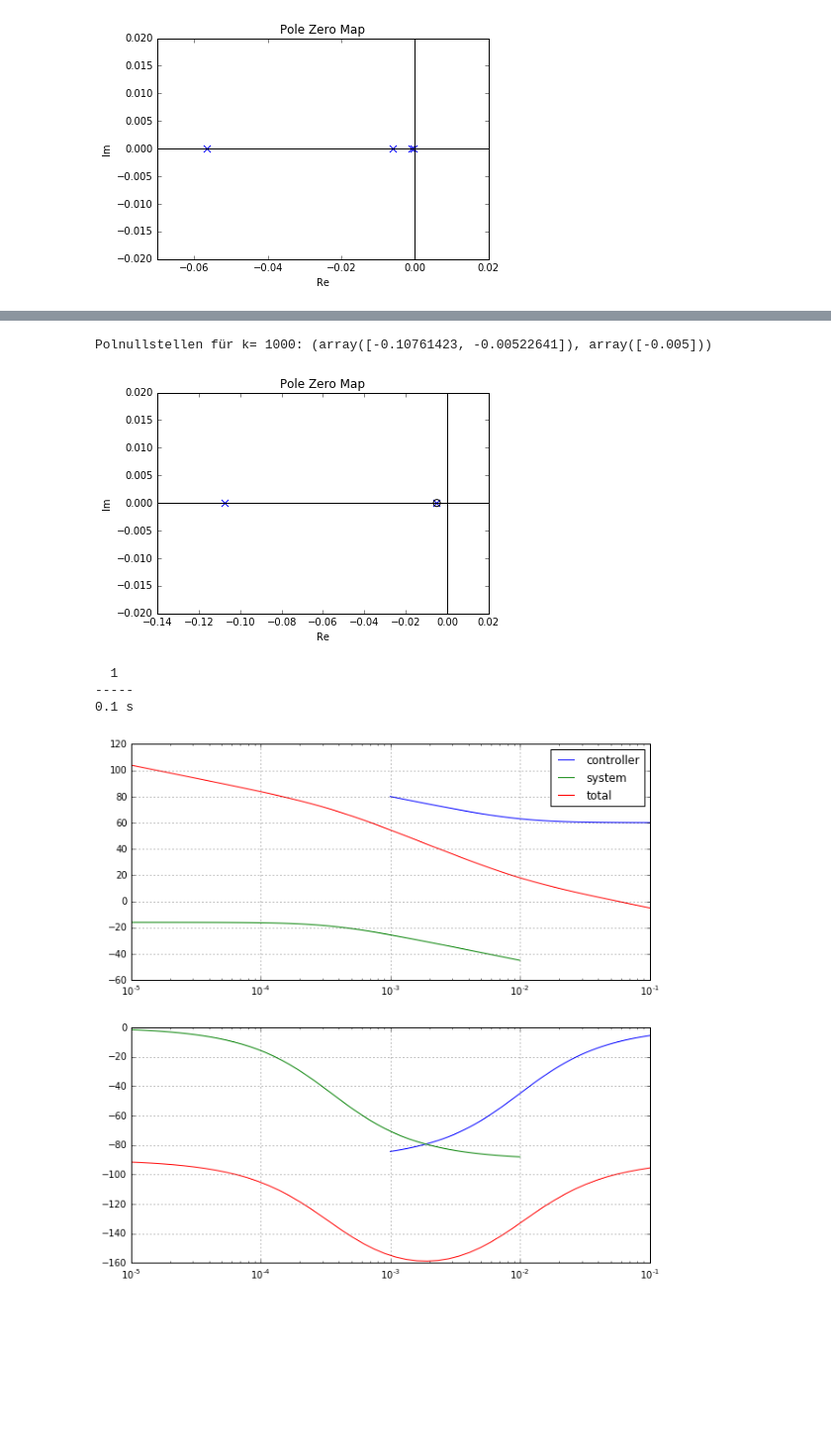
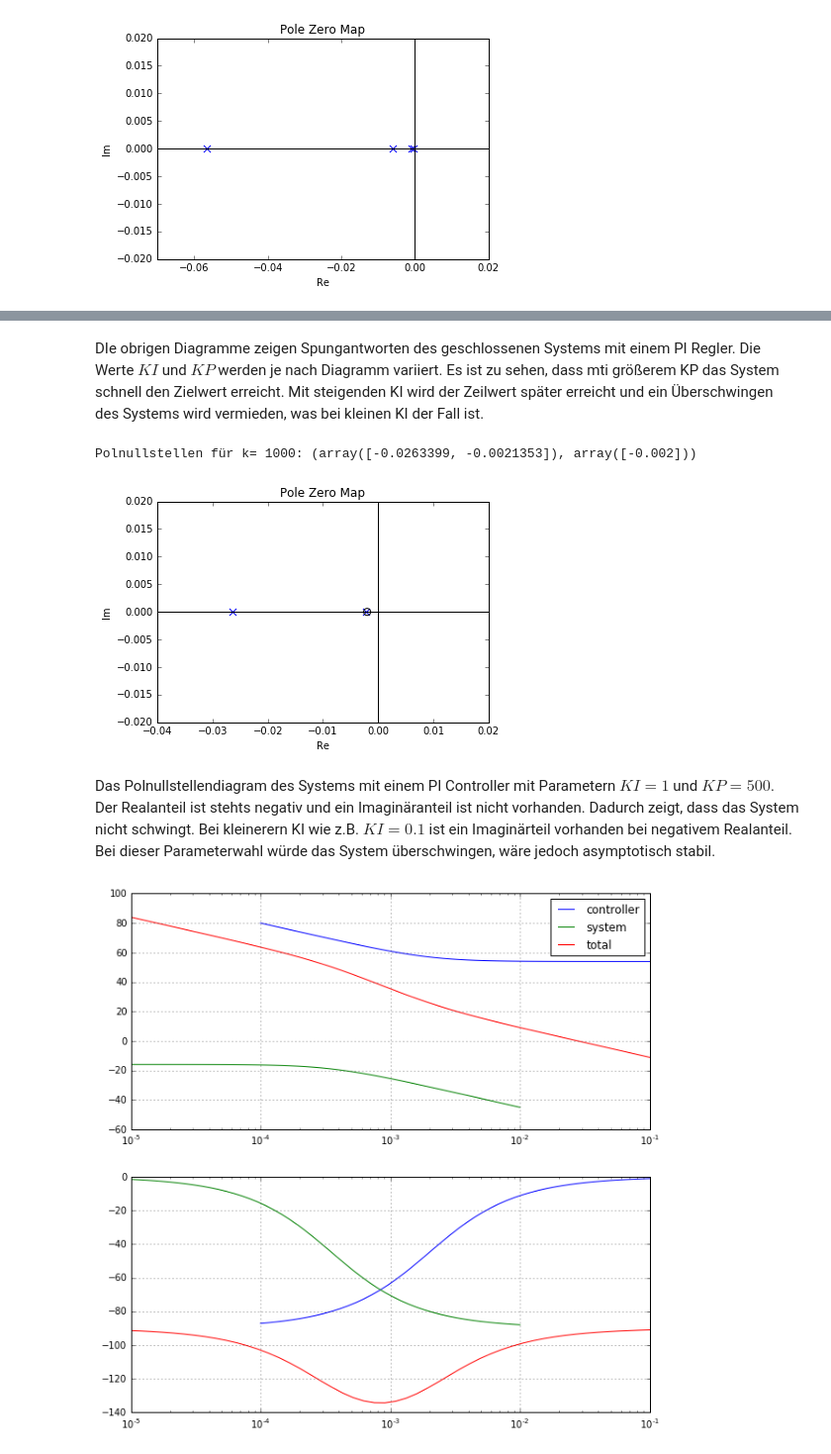
Before and after one commit to patder/Coursework, a Jupyter notebook: Aufgabe3.ipynb, the cells around one changed output, grey strips where cells are left out. Shown at 99% size. Saved outputs shown, nothing was run; the diff lists cells and outputs as text; code cells hidden in the pictures; blank space fills up the shorter version.

```diff
--- a/Aufgabe3.ipynb
+++ b/Aufgabe3.ipynb
@@ -84,29 +92,34 @@ plt.plot(step_data[0],step_data[1])
+# %% [markdown]
+DIe obrigen Diagramme zeigen Spungantworten des geschlossenen Systems mit einem PI Regler. Die Werte $KI$ und $KP$ werden je nach Diagramm variiert. Es ist zu sehen, dass mti größerem KP das System schnell den Zielwert erreicht. Mit steigenden KI wird der Zeilwert später erreicht und ein Überschwingen des Systems wird vermieden, was bei kleinen KI der Fall ist.
 # %%
+
+P = c.TransferFunction(500,1)
+I = c.TransferFunction(1,[1,0])
+tf_controller_output = c.feedback((P+I)*Gs)
 a = c.pzmap.pzmap(tf_controller_output) # pole/zero map, Polnullstellendiagram
 print("Polnullstellen für k= "+ str(k) + ": " + str(a))
 # %% [output]
-Polnullstellen für k= 1000: (array([-0.10761423, -0.00522641]), array([-0.005]))
+Polnullstellen für k= 1000: (array([-0.0263399, -0.0021353]), array([-0.002]))
-[figure, old version]
+[figure, new version]
+# %% [markdown]
+Das Polnullstellendiagram des Systems mit einem PI Controller mit Parametern $KI=1$ und $KP=500$. Der Realanteil ist stehts negativ und ein Imaginäranteil ist nicht vorhanden.  Dadurch zeigt, dass das System nicht schwingt. Bei kleinerern KI wie z.B. $KI=0.1$ ist ein Imaginärteil vorhanden bei negativem Realanteil. Bei dieser Parameterwahl würde das System überschwingen, wäre jedoch asymptotisch stabil.
 # %%
 
 bodeplot_data_PI = c.bode_plot(P+I,dB=True,Plot=False)
-bodeplot_data_sys = c.bode_plot(sys,dB=True,Plot=False)
-bodeplot_data_total = c.bode_plot((P+I)*sys,dB=True,Plot=False)
+bodeplot_data_sys = c.bode_plot(Gs,dB=True,Plot=False)
+bodeplot_data_total = c.bode_plot((P+I)*Gs,dB=True,Plot=False)
 plt.figure(figsize=[10,10])
 plt.subplot(211)
 plt.grid()
 #pp.axis([0.1,100,-100,45])
 plt.semilogx(bodeplot_data_PI[2],bodeplot_data_PI[0])
 plt.semilogx(bodeplot_data_sys[2],bodeplot_data_sys[0])
 plt.semilogx(bodeplot_data_total[2],bodeplot_data_total[0])
 plt.legend(["controller","system","total"])
 plt.subplot(212)
 plt.semilogx(bodeplot_data_PI[2],bodeplot_data_PI[1])
 plt.semilogx(bodeplot_data_sys[2],bodeplot_data_sys[1])
 plt.semilogx(bodeplot_data_total[2],bodeplot_data_total[1])
 plt.grid()
 # %% [output]
-  1
------
-0.1 s
-[figure, old version]
+[figure, new version]
```
Also changed, not shown: parts of 10 cells of this notebook, 5 other files.
